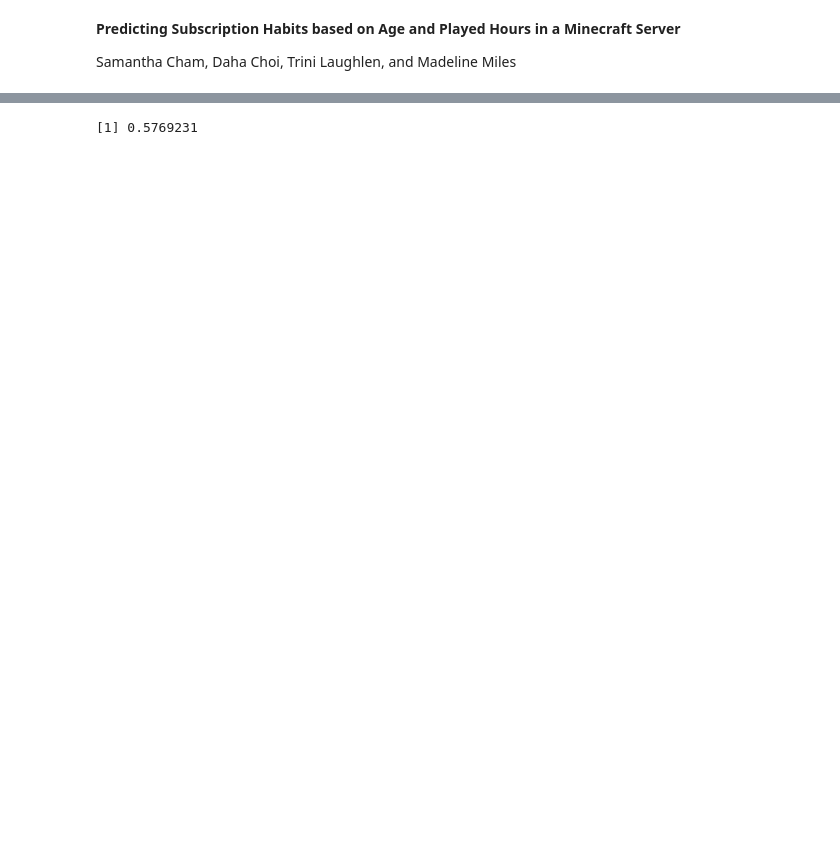
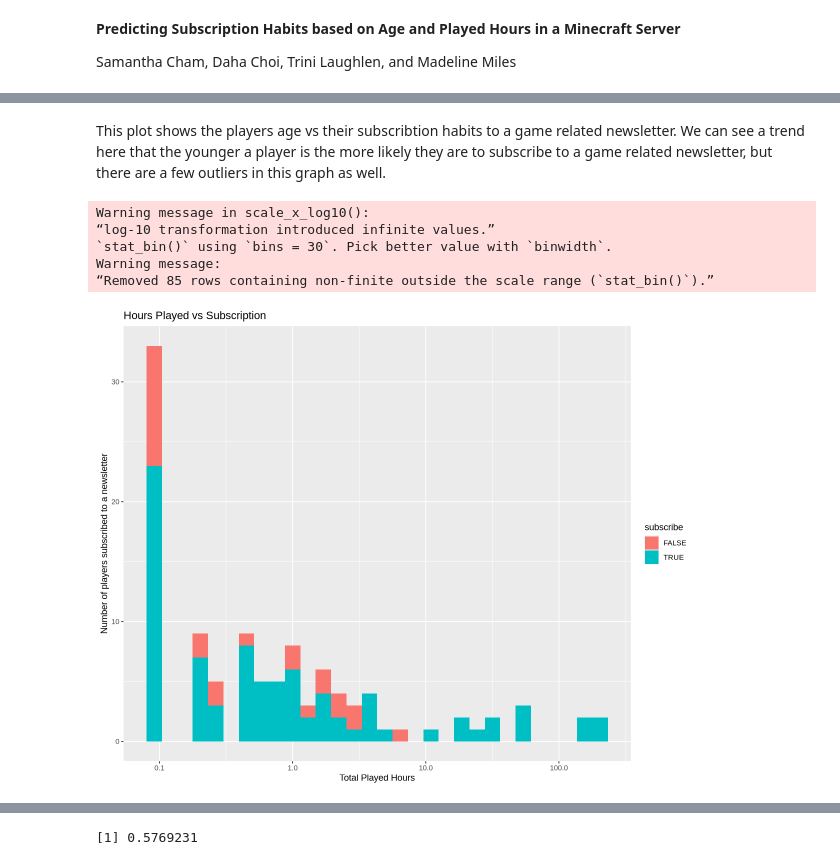
Before and after one commit to madeline1312/Dsci-100-Project, a Jupyter notebook: Final Project Report.ipynb, the cells around one changed output, grey strips where cells are left out. Saved outputs shown, nothing was run; the diff lists cells and outputs as text; code cells hidden in the pictures; blank space fills up the shorter version.

```diff
--- a/Final Project Report.ipynb
+++ b/Final Project Report.ipynb
@@ -51,0 +102,19 @@ A tibble: 194 × 3
+# %% [markdown]
+This plot shows the players age vs their subscribtion habits to a game related newsletter. We can see a trend here that the younger a player is the more likely they are to subscribe to a game related newsletter, but there are a few outliers in this graph as well.
+# %%
+#This plot shows hours played vs Subsription
+played_plot<-players|>
+ggplot(aes(x=played_hours, fill=subscribe))+
+geom_histogram()+
+labs(y="Number of players subscribed to a newsletter", x="Total Played Hours",
+     colour="Subscribed to a game related newsletter?")+
+ggtitle("Hours Played vs Subscription")+
+scale_x_log10()
+played_plot
+# %% [output]
+Warning message in scale_x_log10():
+“log-10 transformation introduced infinite values.”
+`stat_bin()` using `bins = 30`. Pick better value with `binwidth`.
+Warning message:
+“Removed 85 rows containing non-finite outside the scale range (`stat_bin()`).”
+[figure, added]
```
Also changed, not shown: parts of 21 cells of this notebook.
